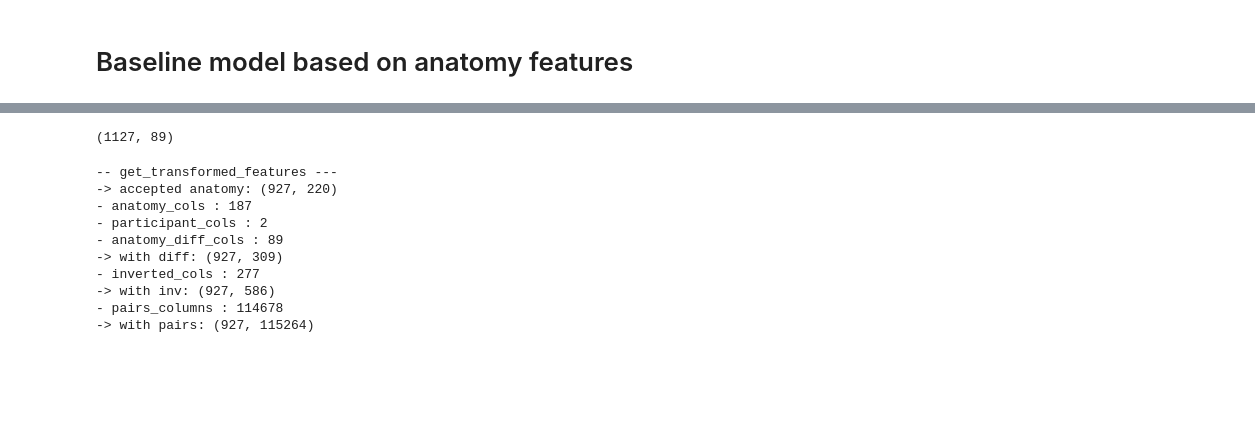
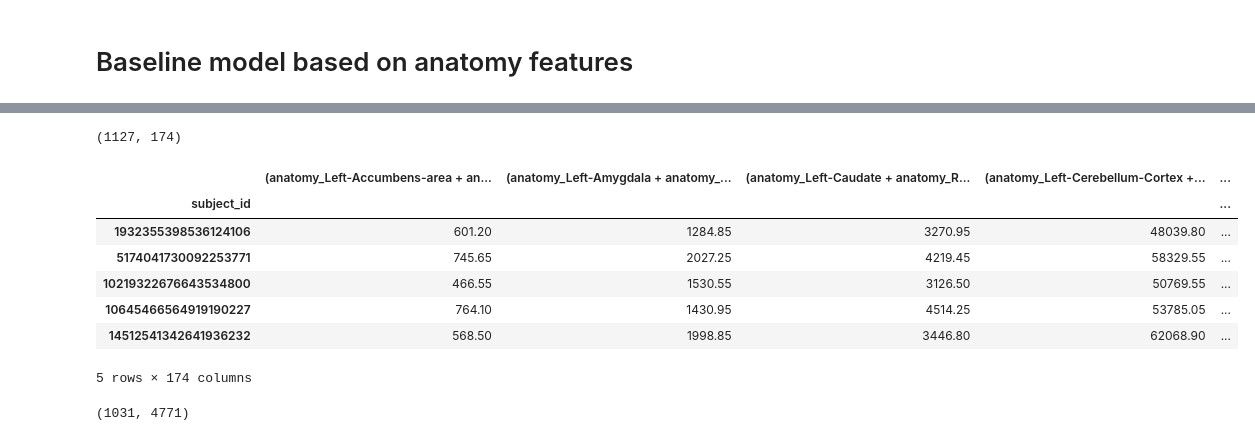
Before and after one commit to vfdev-5/autism, a Jupyter notebook: notebooks/check_submission_baseline_with_anatomy_linear_poly_diff.ipynb, the cells around one changed output, grey strips where cells are left out. Cells and saved outputs as stored; diff of their text form; code cells hidden in the pictures; blank space fills up the shorter version.

Commit message:
Anatomy features polynoms

```diff
--- a/notebooks/check_submission_baseline_with_anatomy_linear_poly_diff.ipynb
+++ b/notebooks/check_submission_baseline_with_anatomy_linear_poly_diff.ipynb
@@ -201,8 +312,8 @@ len(anatomy_diff_cols), anatomy_diff_cols[:5]
   ('anatomy_Left-Cerebellum-White-Matter',
    'anatomy_Right-Cerebellum-White-Matter')])
 # %%
-diff_df = _get_diff_anatomy_features(data_train_)
-anatomy_diff_cols = diff_df.columns.values.tolist()
-diff_df.shape
+sum_diff_df = _get_sum_diff_anatomy_features(data_train_)
+anatomy_sum_diff_cols = sum_diff_df.columns.values.tolist()
+sum_diff_df.shape
 # %% [output]
-(1127, 89)
+(1127, 174)
@@ -218,13 +320,11 @@ diff_df.shape
-# %%
-new_x_df = get_transformed_features(data_train_)
-# %% [output]
--- get_transformed_features ---
--> accepted anatomy: (927, 220)
-- anatomy_cols : 187
-- participant_cols : 2
-- anatomy_diff_cols : 89
--> with diff: (927, 309)
-- inverted_cols : 277
--> with inv: (927, 586)
-- pairs_columns : 114678
--> with pairs: (927, 115264)
+# %%
+sum_diff_df.head()
+# %% [output]
+|  | (anatomy_Left-Accumbens-area + an... | (anatomy_Left-Amygdala + anatomy_... | (anatomy_Left-Caudate + anatomy_R... | (anatomy_Left-Cerebellum-Cortex +... | ... |
+| subject_id |  |  |  |  | ... |
+| 1932355398536124106 | 601.20 | 1284.85 | 3270.95 | 48039.80 | ... |
+| 5174041730092253771 | 745.65 | 2027.25 | 4219.45 | 58329.55 | ... |
+| 10219322676643534800 | 466.55 | 1530.55 | 3126.50 | 50769.55 | ... |
+| 10645466564919190227 | 764.10 | 1430.95 | 4514.25 | 53785.05 | ... |
+| 14512541342641936232 | 568.50 | 1998.85 | 3446.80 | 62068.90 | ... |
+5 rows × 174 columns
@@ -230,0 +351,4 @@ new_x_df = get_transformed_features(data_train_)
+# %%
+new_x_df.shape
+# %% [output]
+(1031, 4771)
```
Also changed, not shown: parts of 142 cells of this notebook, 1 other file.
